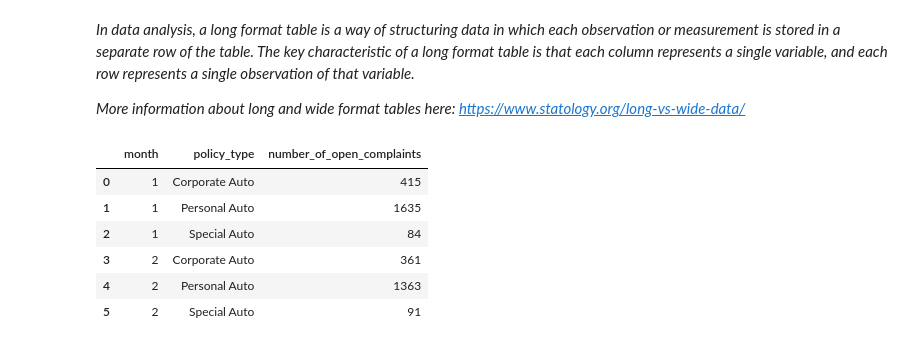
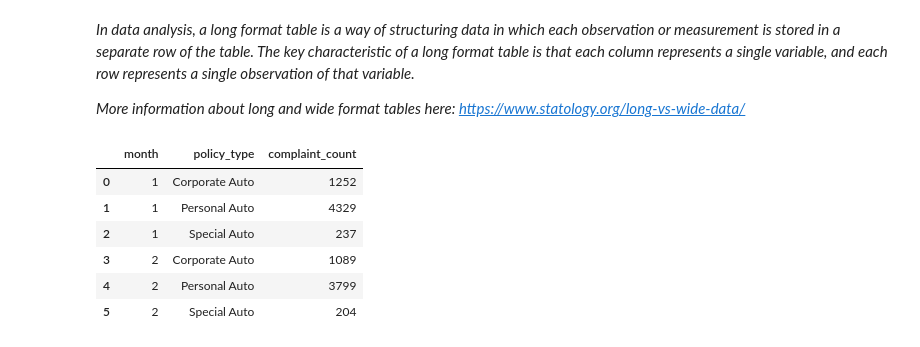
Before and after one commit to data-bootcamp-v4/lab-dw-data-structuring-and-combining, a Jupyter notebook: lab-dw-data-structuring-and-combining.ipynb, the cells around one changed output. Cells and saved outputs as stored; diff of their text form; code cells hidden in the pictures.

```diff
--- a/lab-dw-data-structuring-and-combining.ipynb
+++ b/lab-dw-data-structuring-and-combining.ipynb
@@ -384,13 +384,13 @@ Show it in a long format table.
 *More information about long and wide format tables here: https://www.statology.org/long-vs-wide-data/*
 # %%
 marketing_customer_analysis["number_of_open_complaints"]=marketing_customer_analysis["number_of_open_complaints"].astype(int)
-month_with_higest_number_of_complaints = marketing_customer_analysis.groupby(["month","policy_type"])["number_of_open_complaints"].sum().reset_index()
+month_with_higest_number_of_complaints = marketing_customer_analysis.groupby(["month","policy_type"])["number_of_open_complaints"].size().reset_index(name = "complaint_count")
 month_with_higest_number_of_complaints
 # %% [output]
-|  | month | policy_type | number_of_open_complaints |
-| 0 | 1 | Corporate Auto | 415 |
-| 1 | 1 | Personal Auto | 1635 |
-| 2 | 1 | Special Auto | 84 |
-| 3 | 2 | Corporate Auto | 361 |
-| 4 | 2 | Personal Auto | 1363 |
-| 5 | 2 | Special Auto | 91 |
+|  | month | policy_type | complaint_count |
+| 0 | 1 | Corporate Auto | 1252 |
+| 1 | 1 | Personal Auto | 4329 |
+| 2 | 1 | Special Auto | 237 |
+| 3 | 2 | Corporate Auto | 1089 |
+| 4 | 2 | Personal Auto | 3799 |
+| 5 | 2 | Special Auto | 204 |
```
Also changed, not shown: parts of 1 cell of this notebook, 3 other files.
